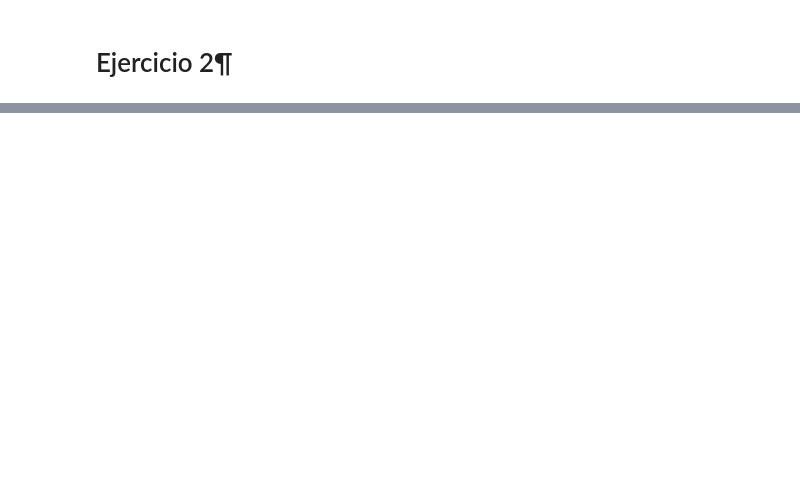
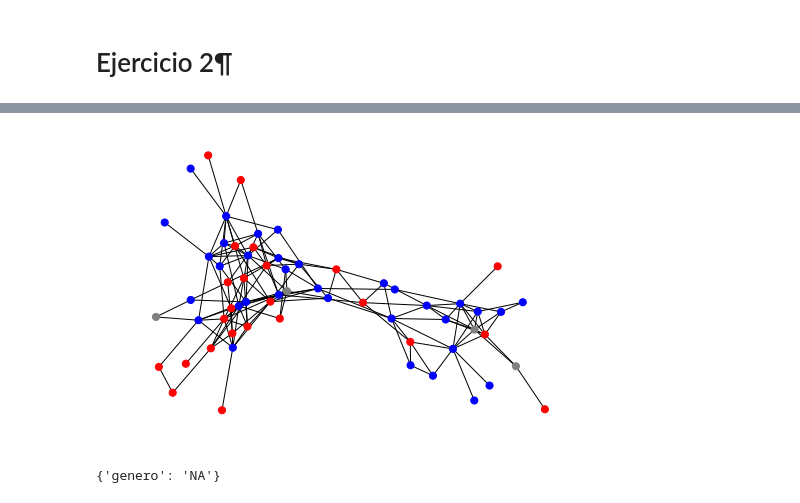
Before and after one commit to ignaciosticco/sistemas-complejos, a Jupyter notebook: tp1/ej2/ej2.ipynb, the cells around one changed output, grey strips where cells are left out. Saved outputs shown, nothing was run; the diff lists cells and outputs as text; code cells hidden in the pictures; blank space fills up the shorter version.

```diff
--- a/tp1/ej2/ej2.ipynb
+++ b/tp1/ej2/ej2.ipynb
@@ -12,0 +14,27 @@ plt.show()
+# %%
+def ldata(archive):
+    f=open(archive)
+    data=[]
+    for line in f:
+        line=line.strip()
+        col=line.split()
+        data.append(col)
+    return data
+
+data_gender=ldata('dolphinsGender.txt')
+
+data_gender
+colores=[]
+
+#le agregamos el atributo "genero" al grafo G
+for elemento in data_gender:
+    G.node[elemento[0]]['genero']=elemento[1]
+
+#creamos un vector de colores que vincula los generos (mismo orden)
+for gen in nx.get_node_attributes(G, "genero").values():
+    if gen=='f':
+        colores.append('red')
+    elif gen=='m':
+        colores.append('blue')
+    else:
+        colores.append('grey')
@@ -12,0 +64,9 @@ plt.show()
+# %%
+nx.draw(G, with_labels=False,node_color=colores, font_weight='bold',node_size=50)
+plt.show()
+# %% [output]
+[figure, added]
+# %%
+G.node['Ripplefluke']
+# %% [output]
+{'genero': 'NA'}
```
Also changed, not shown: parts of 2 cells of this notebook, 1 other file.
